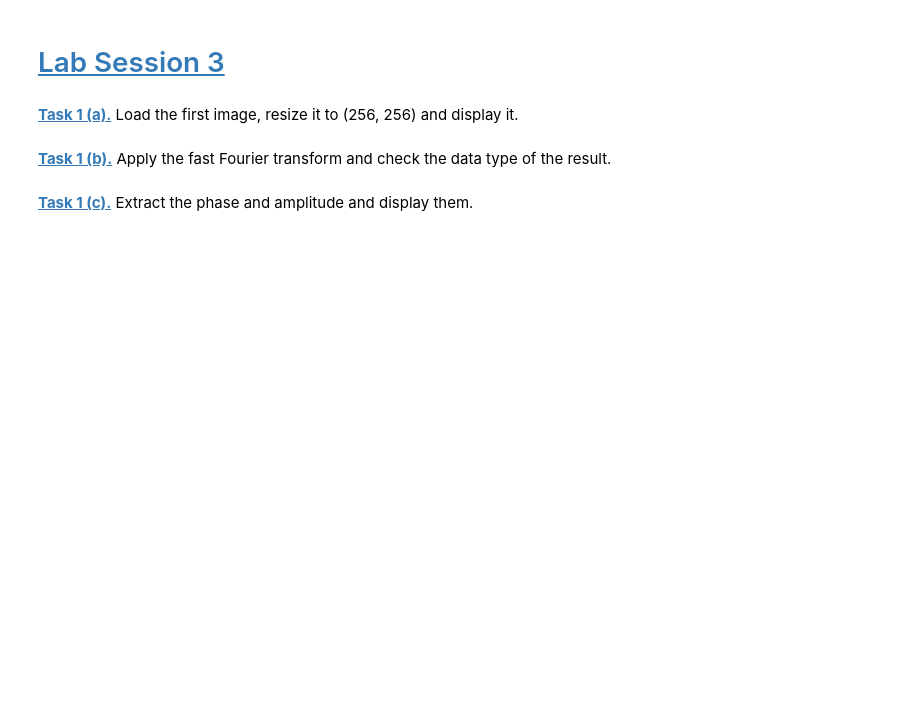
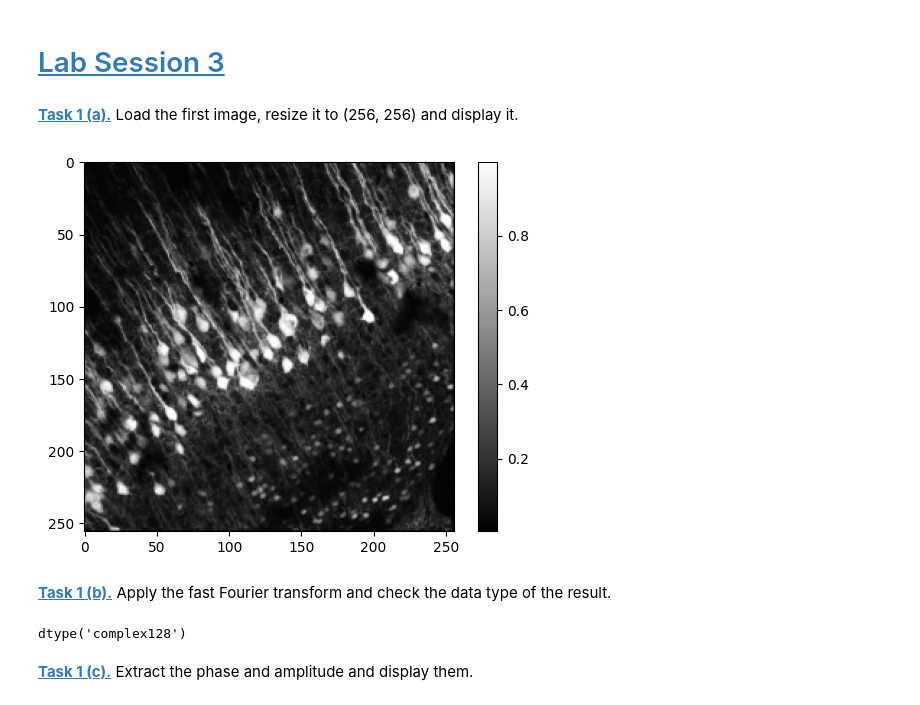
Before and after one commit to AminaSwob/mobi-fs5-python, a Jupyter notebook: fourier.ipynb, the cells around one changed output. Saved outputs shown, nothing was run; the diff lists cells and outputs as text; code cells hidden in the pictures; blank space fills up the shorter version.

```diff
--- a/fourier.ipynb
+++ b/fourier.ipynb
@@ -9,7 +9,18 @@ from skimage.transform import resize
 **[Task 1 (a).]()** Load the first image, resize it to (256, 256) and display it.
 # %%
 cell_img = plt.imread('data/cells.png')
+cell_img_res = resize(cell_img, (256, 256))
+plt.imshow(cell_img_res, cmap= 'gray')
+plt.colorbar()
+plt.show()
+# %% [output]
+[figure, added]
 # %% [markdown]
 **[Task 1 (b).]()** Apply the fast Fourier transform and check the data type of the result.
+# %%
+cell_ft = np.fft.fft2(cell_img_res)
+cell_ft.dtype
+# %% [output]
+dtype('complex128')
 # %% [markdown]
 **[Task 1 (c).]()** Extract the phase and amplitude and display them.
```
Also changed, not shown: parts of 11 cells of this notebook, 2 other files.
